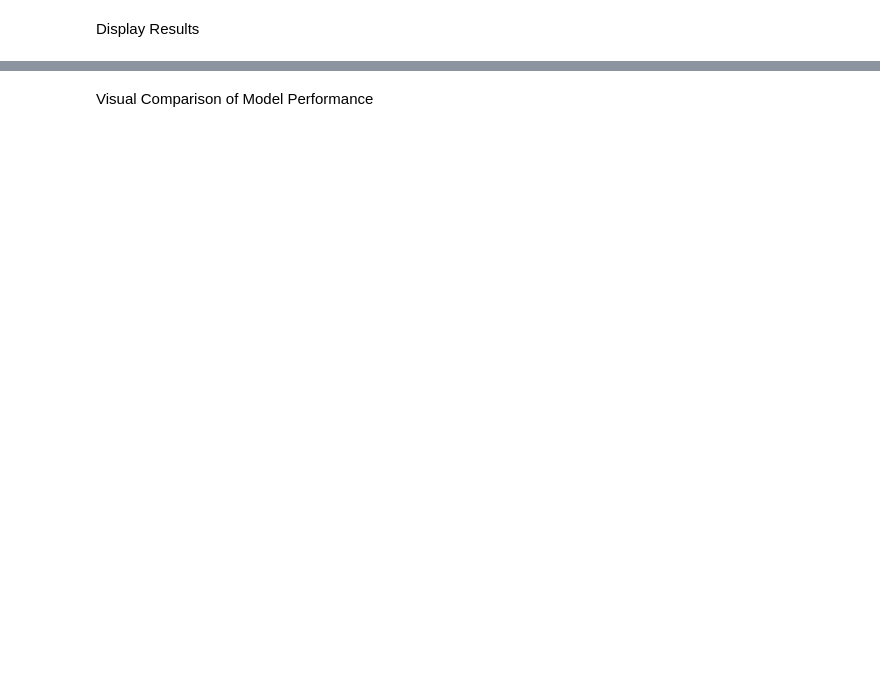
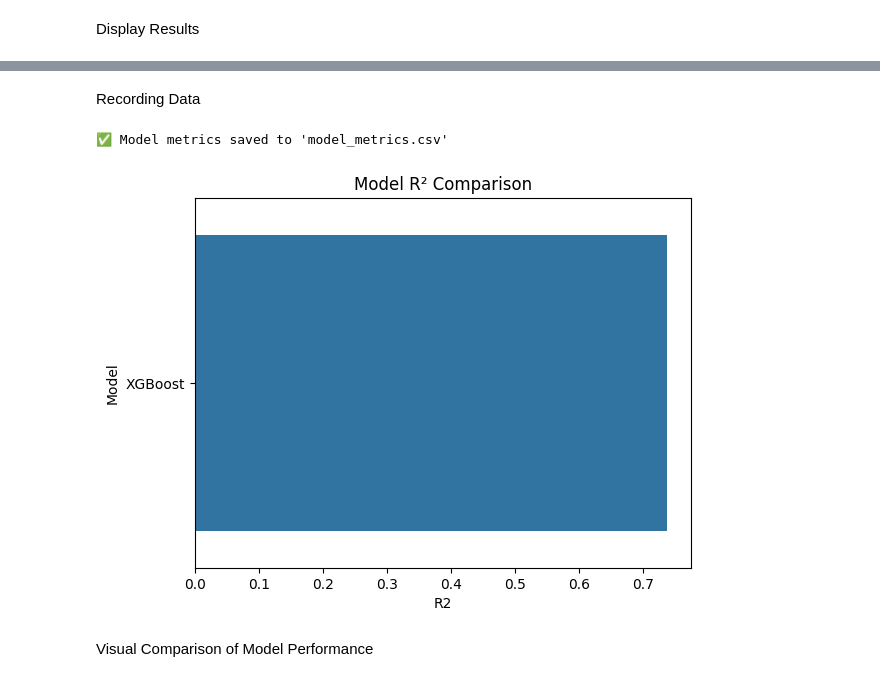
Before and after one commit to TheRealNeelaksh/groundwater-level-forecasting-india, a Jupyter notebook: models/trainingNotebook/trainingNotebook.ipynb, the cells around one changed output, grey strips where cells are left out. Saved outputs shown, nothing was run; the diff lists cells and outputs as text; code cells hidden in the pictures; blank space fills up the shorter version.

Commit message:
Model Predictions added

```diff
--- a/models/trainingNotebook/trainingNotebook.ipynb
+++ b/models/trainingNotebook/trainingNotebook.ipynb
@@ -157,3 +214,28 @@ results_df.style.background_gradient(cmap='YlGnBu')
+# %% [markdown]
+Recording Data
+# %%
+# Sort results and create styled DataFrame
+results_df = pd.DataFrame(results).sort_values(by='R2', ascending=False)
+results_df.style.background_gradient(cmap='YlGnBu')
+
+# Define and create save path
+save_results = r"G:\Projects\Ground Water Level Estimator - Group Project\models\results\\"
+os.makedirs(save_results, exist_ok=True)
+
+# Save as CSV
+results_df.to_csv(os.path.join(save_results, "model_metrics.csv"), index=False)
+
+print("✅ Model metrics saved to 'model_metrics.csv'")
+
+
+sns.barplot(x='R2', y='Model', data=results_df)
+joblib.dump(preprocessor, os.path.join(save_path, "xgb_preprocessor.pkl"))
+
+plt.title("Model R² Comparison")
+plt.show()
+# %% [output]
+✅ Model metrics saved to 'model_metrics.csv'
+[figure, added]
 # %% [markdown]
 Visual Comparison of Model Performance
 # %%
```
Also changed, not shown: parts of 9 cells of this notebook.
